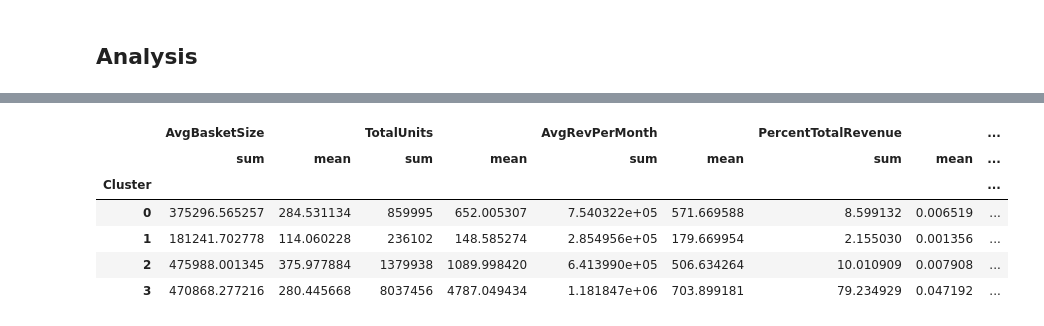
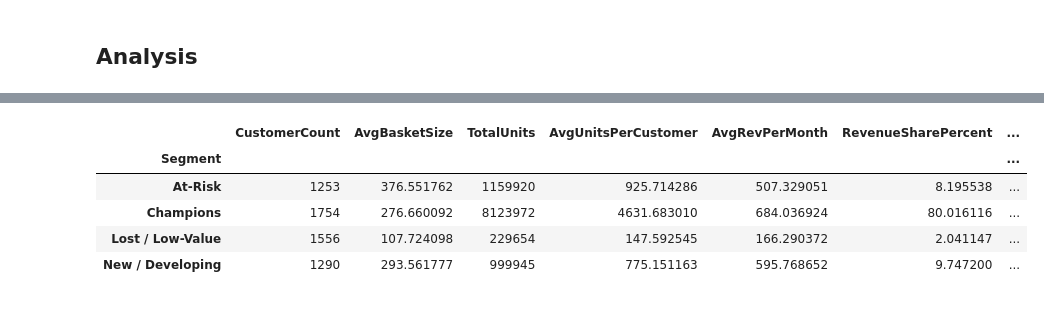
Before and after one commit to Mansi-Jadhav/Customer-Analytics, a Jupyter notebook: 03_RFM_Clustering.ipynb, the cells around one changed output, grey strips where cells are left out. Drawn from its saved outputs; the diff is of its cells as text; code cells hidden in the pictures.

Commit message:
Final Segmentation file

```diff
--- a/03_RFM_Clustering.ipynb
+++ b/03_RFM_Clustering.ipynb
@@ -179,7 +208,7 @@ AOV is the average amount of money a customer spends ot a time.
 order_revenue = customer_df.groupby(['CustomerID', 'Invoice'], as_index=False)['Revenue'].sum()
 avg_df = order_revenue.groupby('CustomerID', as_index=False)['Revenue'].mean()
 avg_df.columns = ['CustomerID', 'AvgOrderValue']
-avg_df['AOV_rank'] = avg_df['AvgOrderValue'].rank(ascending=False)
+avg_df['AOV_rank'] = avg_df['AvgOrderValue'].rank(ascending=True)
 avg_df['AOV_rank_norm'] = (avg_df['AOV_rank'] / avg_df['AOV_rank'].max()) * 100
 segmentation_df = segmentation_df.merge(avg_df, on='CustomerID').drop('AOV_rank', axis=1)
 segmentation_df.head()
@@ -198,7 +227,7 @@ This helps us understand the product diversity in our dataset.
 # %%
 unique_df = customer_df.groupby(['CustomerID'], as_index=False)['StockCode'].nunique()
 unique_df.columns = ['CustomerID', 'Diversity']
-unique_df['Diversity_rank'] = unique_df['Diversity'].rank(ascending=False)
+unique_df['Diversity_rank'] = unique_df['Diversity'].rank(ascending=True)
 unique_df['Diversity_rank_norm'] = (unique_df['Diversity_rank'] / unique_df['Diversity_rank'].max()) * 100
 segmentation_df = segmentation_df.merge(unique_df, on='CustomerID').drop('Diversity_rank', axis=1)
 segmentation_df.head()
@@ -400,3 +527,12 @@ Analysis:
+# %%
+# Name the segments
+segment_names = {
+    1: 'Champions',
+    0: 'At-Risk',
+    2: 'New / Developing',
+    3: 'Lost / Low-Value'
+}
+segmentation_df['Segment'] = segmentation_df['Cluster'].map(segment_names)
 # %% [markdown]
 ## Customer Profiling
 # %% [markdown]
@@ -476,11 +615,13 @@ segmentation_df.head()
 # %%
 customer_df['InvoiceDate'] = pd.to_datetime(customer_df['InvoiceDate'])
 
+purchase_dates = customer_df[['CustomerID', 'InvoiceDate']].copy()
+purchase_dates['InvoiceDate'] = pd.to_datetime(purchase_dates['InvoiceDate']).dt.normalize()  # forces midnight, strips any time component
+purchase_dates = purchase_dates.drop_duplicates().sort_values(['CustomerID', 'InvoiceDate'])
+
 avg_days_between_purchases = (
-    customer_df
-    .sort_values(['CustomerID', 'InvoiceDate'])    # Sort before grouping
-    .groupby('CustomerID')['InvoiceDate']
-    .apply(lambda x: x.diff().dt.days.mean())      # Diff calculates the difference between the current date and the previous date
+    purchase_dates.groupby('CustomerID')['InvoiceDate']
+    .apply(lambda x: x.diff().dt.days.mean())
     .reset_index(name='AvgDaysBetweenPurchases')
 )
 
@@ -540,19 +681,20 @@ segmentation_df.describe()
 | max | 739.000000 | 373.000000 | 580987.040000 | 100.000000 | 100.000000 | 100.000000 | 739.000000 | 100.000000 | ... |
 8 rows × 23 columns
 # %%
-segmentation_df.groupby('Cluster').agg({
-    'AvgBasketSize' : ['sum','mean'],
-    'TotalUnits': ['sum','mean'],
-    'AvgRevPerMonth': ['sum','mean'],
-    'PercentTotalRevenue': ['sum','mean'],
-    'AvgDaysBetweenPurchases': ['sum','mean'],
-    'TotalActiveMonths': ['sum','mean']
-})
+segmentation_df.groupby('Segment').agg(
+    CustomerCount=('CustomerID', 'count'),
+    AvgBasketSize=('AvgBasketSize', 'mean'),
+    TotalUnits=('TotalUnits', 'sum'),
+    AvgUnitsPerCustomer=('TotalUnits', 'mean'),
+    AvgRevPerMonth=('AvgRevPerMonth', 'mean'),
+    RevenueSharePercent=('PercentTotalRevenue', 'sum'),
+    AvgDaysBetweenPurchases=('AvgDaysBetweenPurchases', 'mean'),
+    AvgActiveMonths=('TotalActiveMonths', 'mean'),
+)
 # %% [output]
-|  | AvgBasketSize |  | TotalUnits |  | AvgRevPerMonth |  | PercentTotalRevenue |  | ... |
-|  | sum | mean | sum | mean | sum | mean | sum | mean | ... |
-| Cluster |  |  |  |  |  |  |  |  | ... |
-| 0 | 375296.565257 | 284.531134 | 859995 | 652.005307 | 7.540322e+05 | 571.669588 | 8.599132 | 0.006519 | ... |
-| 1 | 181241.702778 | 114.060228 | 236102 | 148.585274 | 2.854956e+05 | 179.669954 | 2.155030 | 0.001356 | ... |
-| 2 | 475988.001345 | 375.977884 | 1379938 | 1089.998420 | 6.413990e+05 | 506.634264 | 10.010909 | 0.007908 | ... |
-| 3 | 470868.277216 | 280.445668 | 8037456 | 4787.049434 | 1.181847e+06 | 703.899181 | 79.234929 | 0.047192 | ... |
+|  | CustomerCount | AvgBasketSize | TotalUnits | AvgUnitsPerCustomer | AvgRevPerMonth | RevenueSharePercent | ... |
+| Segment |  |  |  |  |  |  | ... |
+| At-Risk | 1253 | 376.551762 | 1159920 | 925.714286 | 507.329051 | 8.195538 | ... |
+| Champions | 1754 | 276.660092 | 8123972 | 4631.683010 | 684.036924 | 80.016116 | ... |
+| Lost / Low-Value | 1556 | 107.724098 | 229654 | 147.592545 | 166.290372 | 2.041147 | ... |
+| New / Developing | 1290 | 293.561777 | 999945 | 775.151163 | 595.768652 | 9.747200 | ... |
```
Also changed, not shown: parts of 46 cells of this notebook.
